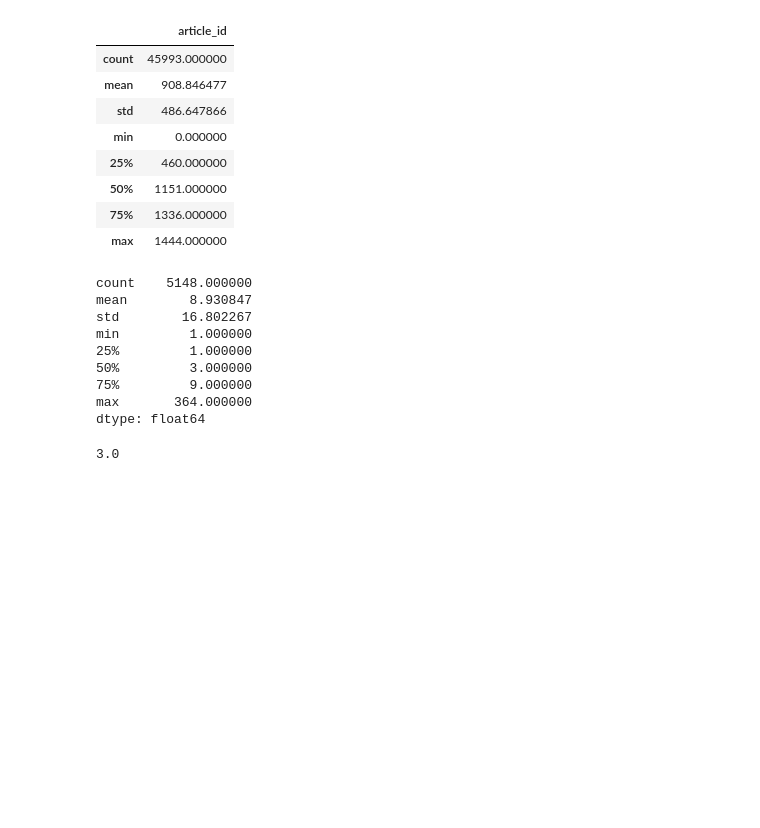
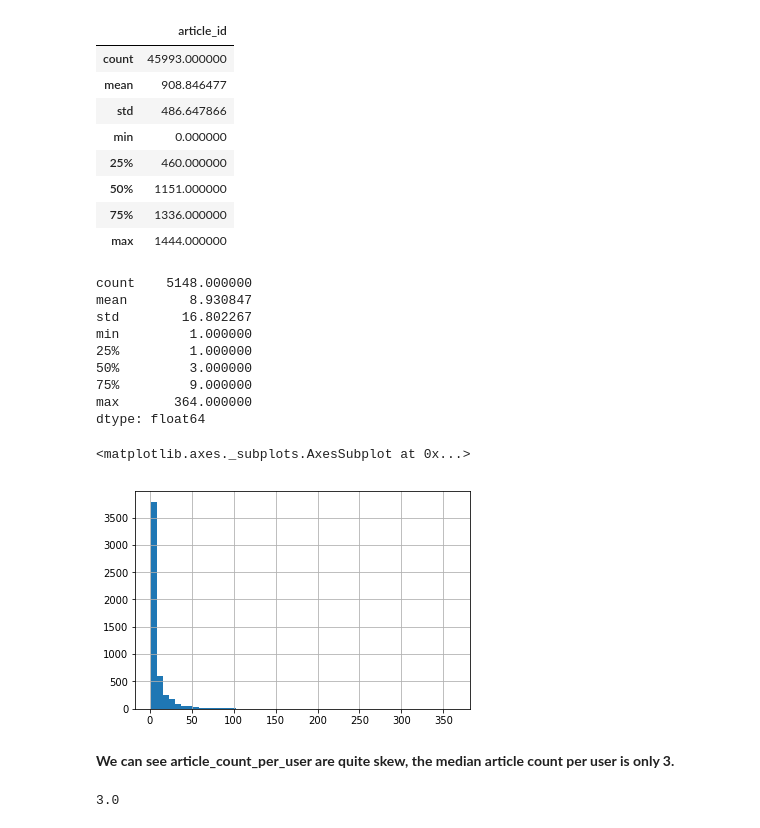
Before and after one commit to jimmyadeline/IBM_Recommendation_System, a Jupyter notebook: Recommendations_with_IBM.ipynb, the cells around one changed output. Saved outputs shown, nothing was run; the diff lists cells and outputs as text; code cells hidden in the pictures; blank space fills up the shorter version.

```diff
--- a/Recommendations_with_IBM.ipynb
+++ b/Recommendations_with_IBM.ipynb
@@ -94,6 +94,13 @@ min         1.000000
 75%         9.000000
 max       364.000000
 dtype: float64
+# %%
+article_count_per_user.hist(bins=50)
+# %% [output]
+<matplotlib.axes._subplots.AxesSubplot at 0x...>
+[figure, added]
+# %% [markdown]
+**We can see article_count_per_user are quite skew, the median article count per user is only 3.**
 # %%
 # Fill in the median and maximum number of user_article interactios below
 
```
Also changed, not shown: parts of 19 cells of this notebook, 1 other file.
